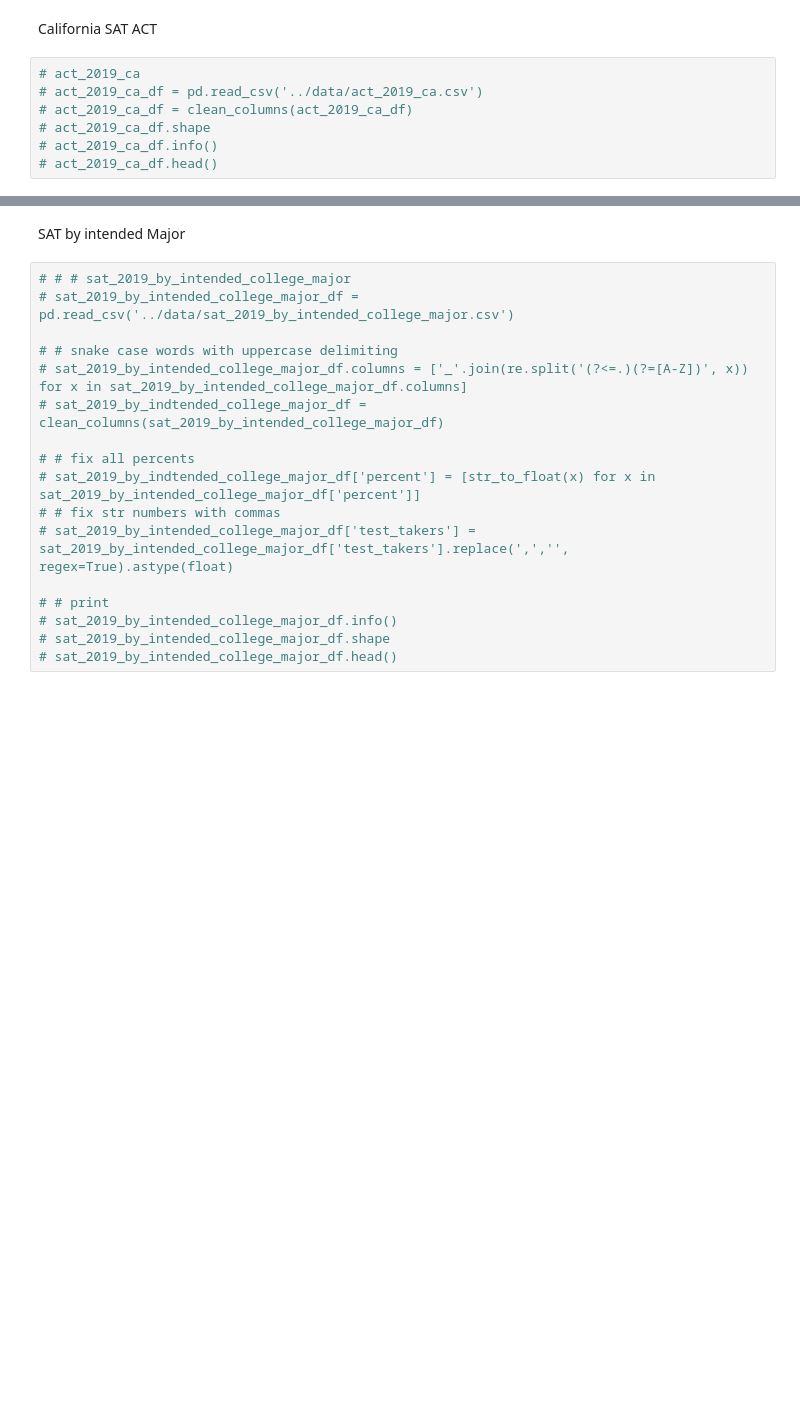
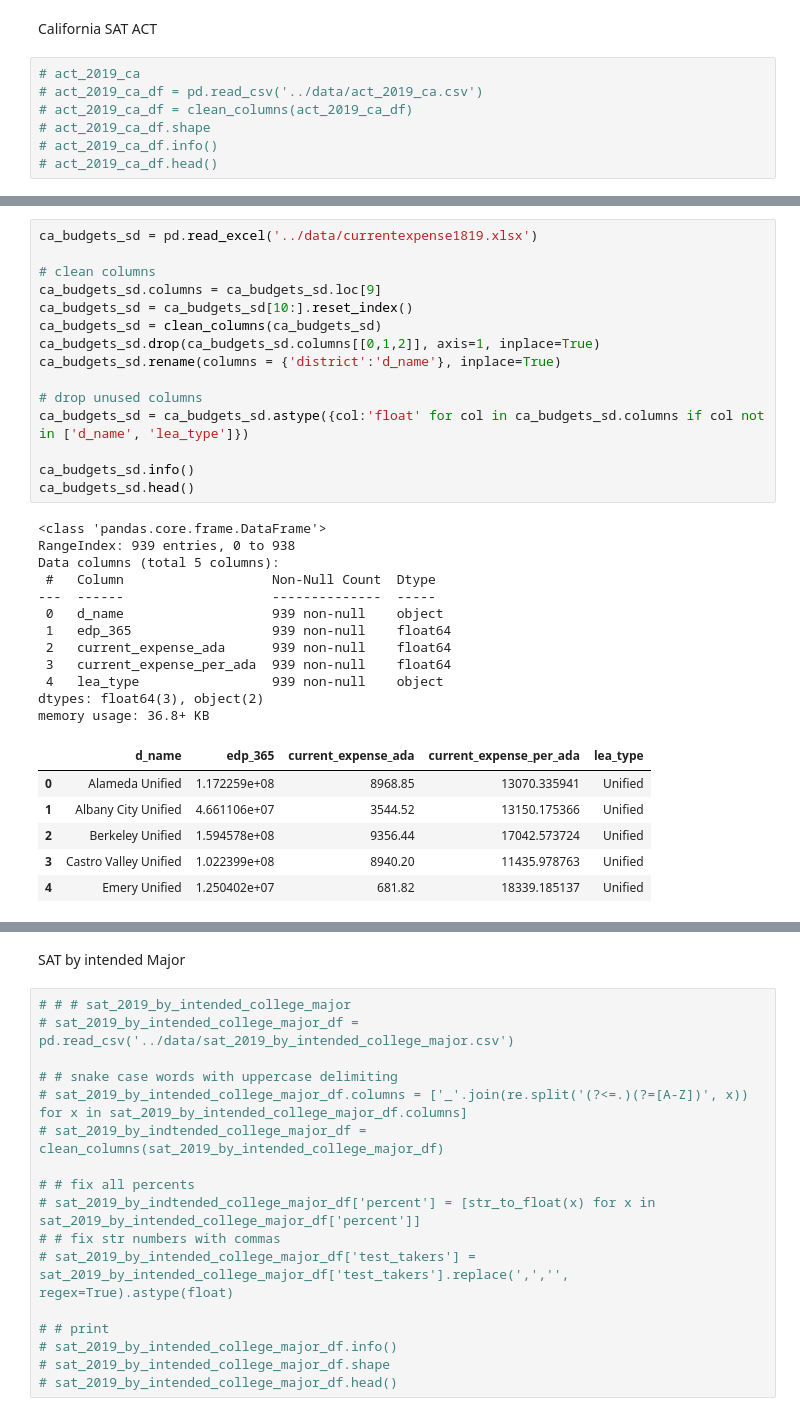
Before and after one commit to AlexSpradling/california_sat_analysis, a Jupyter notebook: code/starter-code Alex.ipynb, the cells around one changed output, grey strips where cells are left out. Drawn from its saved outputs; the diff is of its cells as text; blank space fills up the shorter version.

```diff
--- a/code/starter-code Alex.ipynb
+++ b/code/starter-code Alex.ipynb
@@ -378,3 +395,37 @@ sat_2019_ca_df.describe()
 | 50% | 591.500000 | 156.000000 | 116.000000 | 81.690000 | 85.500000 | ... |
 | 75% | 1998.000000 | 714.000000 | 576.500000 | 91.430000 | 434.750000 | ... |
 | max | 474843.000000 | 206642.000000 | 144318.000000 | 100.000000 | 108635.000000 | ... |
+# %%
+ca_budgets_sd = pd.read_excel('../data/currentexpense1819.xlsx')
+
+# clean columns
+ca_budgets_sd.columns = ca_budgets_sd.loc[9]
+ca_budgets_sd = ca_budgets_sd[10:].reset_index()
+ca_budgets_sd = clean_columns(ca_budgets_sd)
+ca_budgets_sd.drop(ca_budgets_sd.columns[[0,1,2]], axis=1, inplace=True)
+ca_budgets_sd.rename(columns = {'district':'d_name'}, inplace=True)
+
+# drop unused columns
+ca_budgets_sd = ca_budgets_sd.astype({col:'float' for col in ca_budgets_sd.columns if col not in ['d_name', 'lea_type']})
+
+ca_budgets_sd.info()
+ca_budgets_sd.head()
+# %% [output]
+<class 'pandas.core.frame.DataFrame'>
+RangeIndex: 939 entries, 0 to 938
+Data columns (total 5 columns):
+ #   Column                   Non-Null Count  Dtype
+---  ------                   --------------  -----
+ 0   d_name                   939 non-null    object
+ 1   edp_365                  939 non-null    float64
+ 2   current_expense_ada      939 non-null    float64
+ 3   current_expense_per_ada  939 non-null    float64
+ 4   lea_type                 939 non-null    object
+dtypes: float64(3), object(2)
+memory usage: 36.8+ KB
+|  | d_name | edp_365 | current_expense_ada | current_expense_per_ada | lea_type |
+| 0 | Alameda Unified | 1.172259e+08 | 8968.85 | 13070.335941 | Unified |
+| 1 | Albany City Unified | 4.661106e+07 | 3544.52 | 13150.175366 | Unified |
+| 2 | Berkeley Unified | 1.594578e+08 | 9356.44 | 17042.573724 | Unified |
+| 3 | Castro Valley Unified | 1.022399e+08 | 8940.20 | 11435.978763 | Unified |
+| 4 | Emery Unified | 1.250402e+07 | 681.82 | 18339.185137 | Unified |
```
Also changed, not shown: parts of 5 cells of this notebook, 1 other file.
